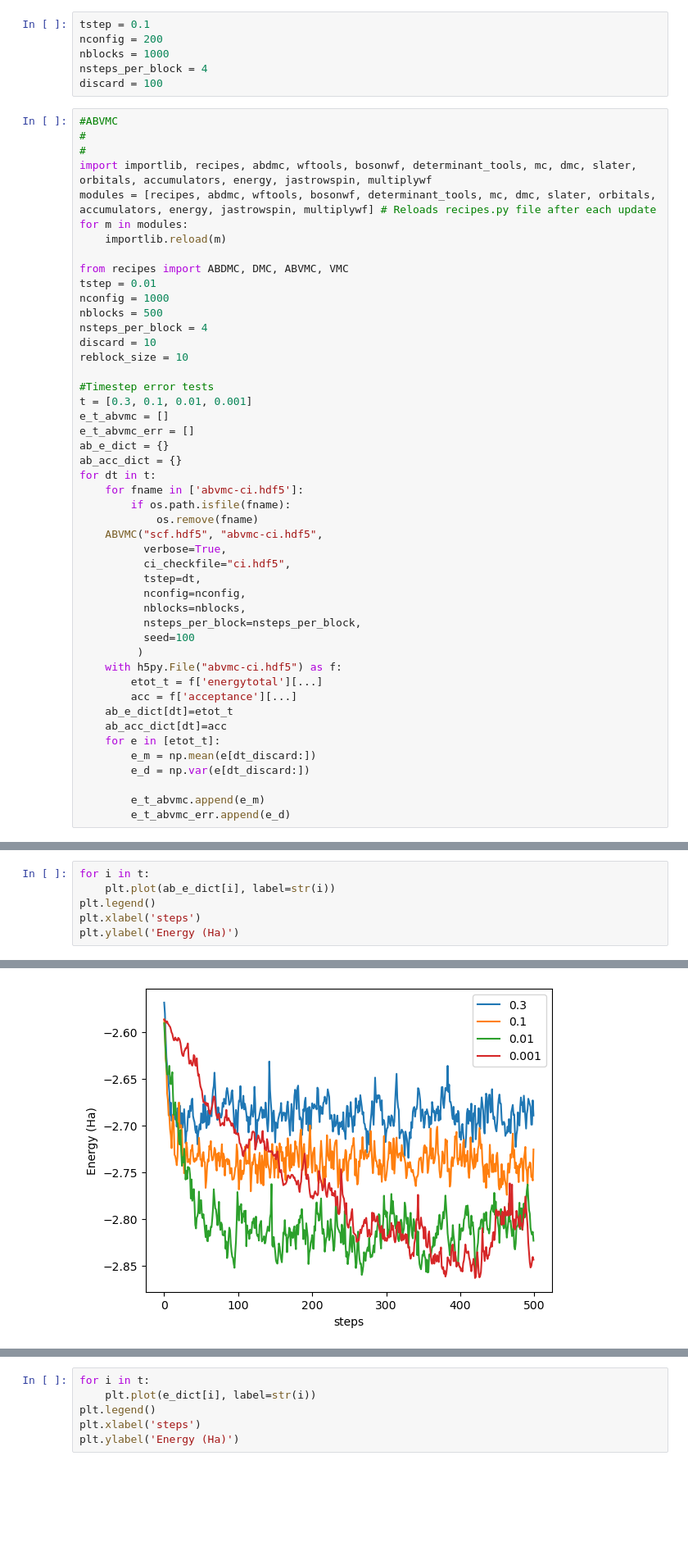
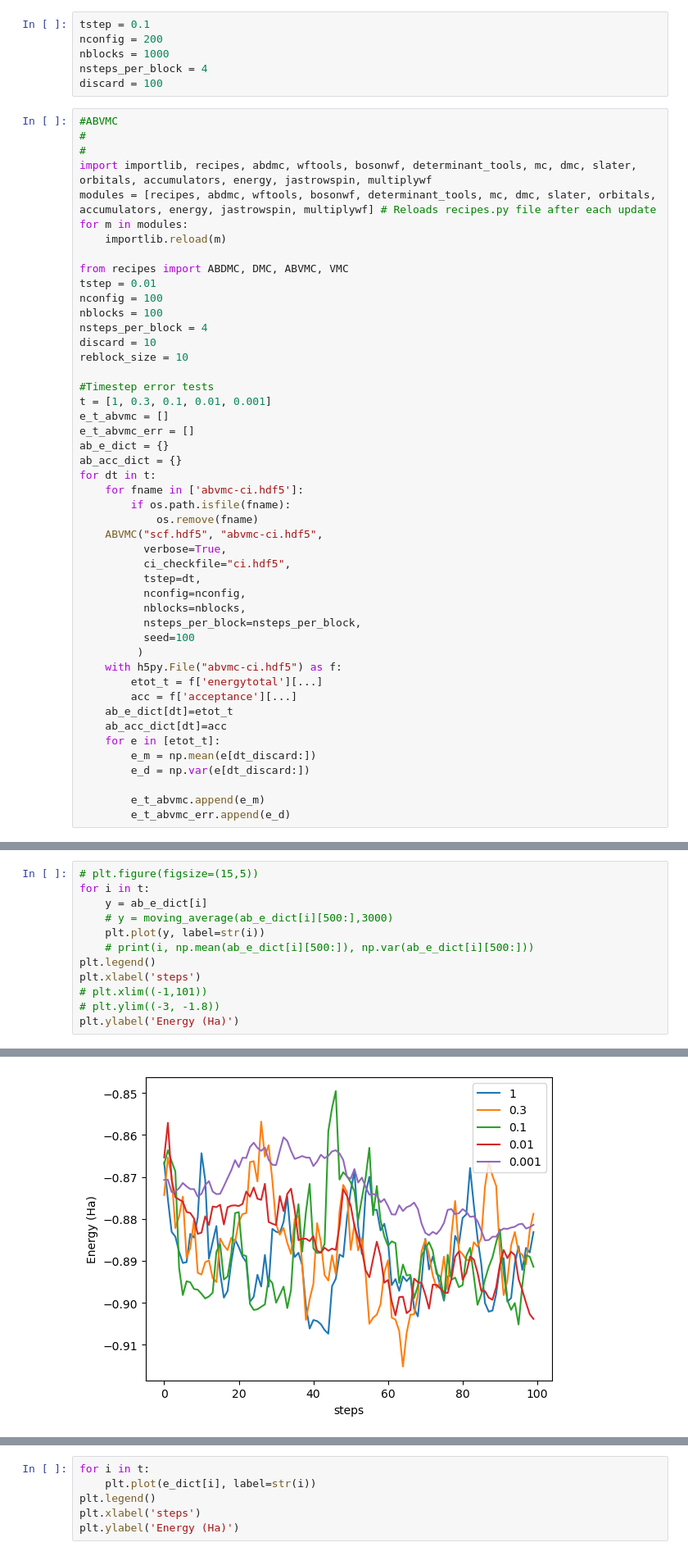
Before and after one commit to kayahans/pyqmc, a Jupyter notebook: pyqmc/timestep_test_hf-casci.ipynb, the cells around one changed output, grey strips where cells are left out. Shown at 82% size. Drawn from its saved outputs; the diff is of its cells as text; blank space fills up the shorter version.

```diff
--- a/pyqmc/timestep_test_hf-casci.ipynb
+++ b/pyqmc/timestep_test_hf-casci.ipynb
@@ -185,14 +184,14 @@ for m in modules:
 
 from recipes import ABDMC, DMC, ABVMC, VMC
 tstep = 0.01
-nconfig = 1000
-nblocks = 500
+nconfig = 100
+nblocks = 100
 nsteps_per_block = 4
 discard = 10
 reblock_size = 10
 
 #Timestep error tests
-t = [0.3, 0.1, 0.01, 0.001]
+t = [1, 0.3, 0.1, 0.01, 0.001]
 e_t_abvmc = []
 e_t_abvmc_err = []
 ab_e_dict = {}
@@ -240,12 +241,18 @@ ipdb>  c
 # %%
+# plt.figure(figsize=(15,5))
 for i in t:
-    plt.plot(ab_e_dict[i], label=str(i))
+    y = ab_e_dict[i]
+    # y = moving_average(ab_e_dict[i][500:],3000)
+    plt.plot(y, label=str(i))
+    # print(i, np.mean(ab_e_dict[i][500:]), np.var(ab_e_dict[i][500:]))
 plt.legend()
 plt.xlabel('steps')
+# plt.xlim((-1,101))
+# plt.ylim((-3, -1.8))
 plt.ylabel('Energy (Ha)')
 # %% [output]
 Text(0, 0.5, 'Energy (Ha)')
-[figure, old version]
+[figure, new version]
 # %%
 for i in t:
     plt.plot(ab_acc_dict[i], label=str(i))
```
Also changed, not shown: parts of 4 cells of this notebook, 4 other files.
